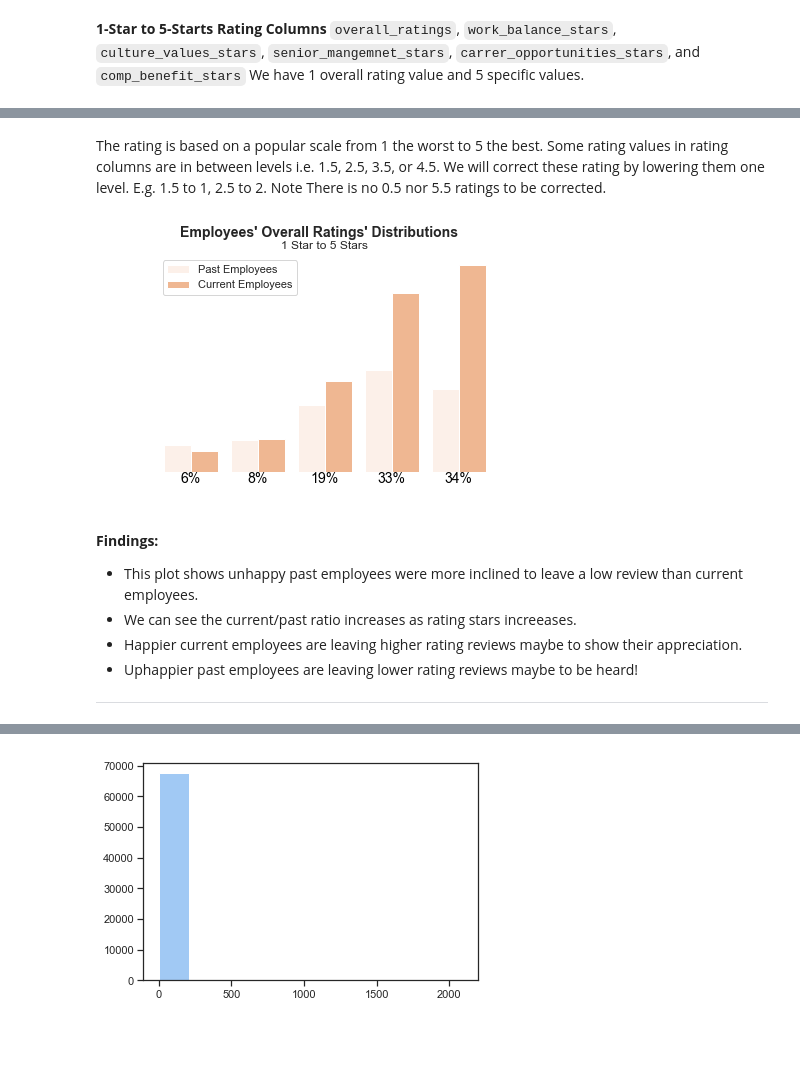
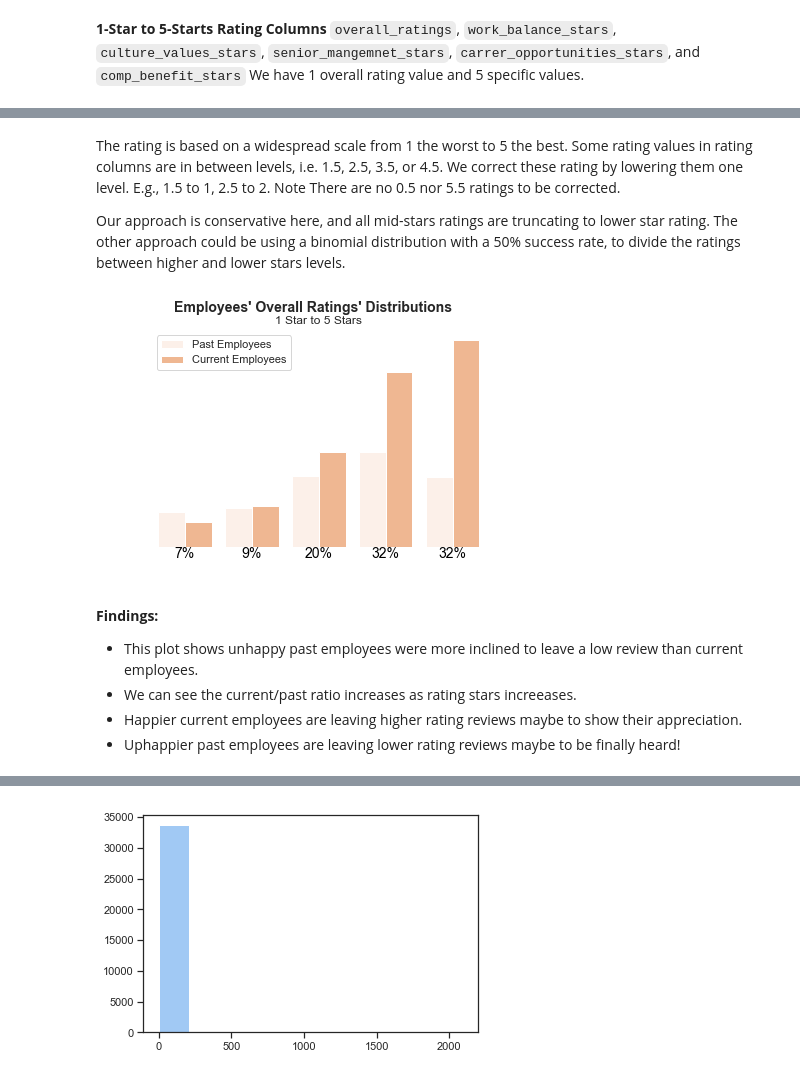
Before and after one commit to bnikanjam/eda_glassdoor, a Jupyter notebook: BigTech Workplace Trends.ipynb, the cells around one changed output, grey strips where cells are left out. Saved outputs shown, nothing was run; the diff lists cells and outputs as text; code cells hidden in the pictures; blank space fills up the shorter version.

```diff
--- a/BigTech Workplace Trends.ipynb
+++ b/BigTech Workplace Trends.ipynb
@@ -366,0 +342,4 @@ del items
+# %%
+mask = (df.country == 'USA') | (df.country == 'UK') | (df.country == 'Ireland') | (df.country == 'Canada')
+df = df[mask]
+df.shape
@@ -419,6 +401,7 @@ df['job_title'].sample(10)
 Name: job_title, dtype: object
 # %%
 def clean_text(col):
+    col = col.str.strip()
     col = col.str.replace("(<br/>)", "")
     col = col.str.replace('(<a).*(>).*(</a>)', '')
     col = col.str.replace('(&amp)', '')
@@ -514,6 +497,7 @@ for col in text_cols:
     df[col] = clean_text(df[col])
 
 df[text_cols] = df[text_cols].replace('none', np.nan)
+df[text_cols] = df[text_cols].replace('None', np.nan)
 df['summary'][df['summary']=='.'] = np.nan # These are actually missing values
 # %%
 df.sample(5)[text_cols]
@@ -537,3 +523,7 @@ df[rating_cols] = df[rating_cols].replace('none', np.nan)
 # Rating values to Numeric
 for col in rating_cols:
     df[col] = pd.to_numeric(df[col], downcast='unsigned')
+
+for col in rating_cols:
+    if df[col].nunique() > 5:
+        print(df[col].value_counts())
@@ -561,3 +548,5 @@ Name: senior_mangemnet_stars, dtype: int64
 # %% [markdown]
-The rating is based on a popular scale from 1 the worst to 5 the best. Some rating values in rating columns are in between levels i.e. 1.5, 2.5, 3.5, or 4.5. We will correct these rating by lowering them one level. E.g. 1.5 to 1, 2.5 to 2. Note There is no 0.5 nor 5.5 ratings to be corrected.
+The rating is based on a widespread scale from 1 the worst to 5 the best. Some rating values in rating columns are in between levels, i.e. 1.5, 2.5, 3.5, or 4.5. We correct these rating by lowering them one level. E.g., 1.5 to 1, 2.5 to 2. Note There are no 0.5 nor 5.5 ratings to be corrected.
+
+Our approach is conservative here, and all mid-stars ratings are truncating to lower star rating. The other approach could be using a binomial distribution with a 50% success rate, to divide the ratings between higher and lower stars levels.
 # %%
@@ -571,34 +559,31 @@ for col in rating_cols:
     df[col] = five_ratings_only(df[col])
     df[col].astype(np.unsignedinteger, errors='ignore')
 # %%
-# Create the figure and axes and get access to them
-fig, ax = plt.subplots(figsize=(6, 4))
+fig, ax = plt.subplots()
 
-# Figure's Title
 fig.suptitle('Employees\' Overall Ratings\' Distributions', fontsize=14, fontweight='bold')
 
 color = sns.color_palette()[1]
 
 sns.countplot(data=df, x='overall_ratings', hue='current_emp', color=color)
 
 ax.set(title='1 Star to 5 Stars')
 ax.legend(['Past Employees', 'Current Employees'])
 ax.set_axis_off()
 
 locs = ax.get_xticks()
 labels = ax.get_xlabel()
 
 counts = list(df['overall_ratings'].value_counts(normalize=True).iloc[::-1])
 for loc, lable, count in zip(locs, labels, counts):
 
     text = '{:0.0f}%'.format(100*count)
     ax.text(loc, 0, text, color='black', va='top', ha='center', fontsize=14)
 # %% [output]
-[figure, old version]
+[figure, new version]
 # %% [markdown]
 **Findings:**
  - This plot shows unhappy past employees were more inclined to leave a low review than current employees.
  - We can see the current/past ratio increases as rating stars increeases.
  - Happier current employees are leaving higher rating reviews maybe to show their appreciation.
- - Uphappier past employees are leaving lower rating reviews maybe to be heard!
- ___
+ - Uphappier past employees are leaving lower rating reviews maybe to be finally heard!
```
Also changed, not shown: parts of 133 cells of this notebook.
